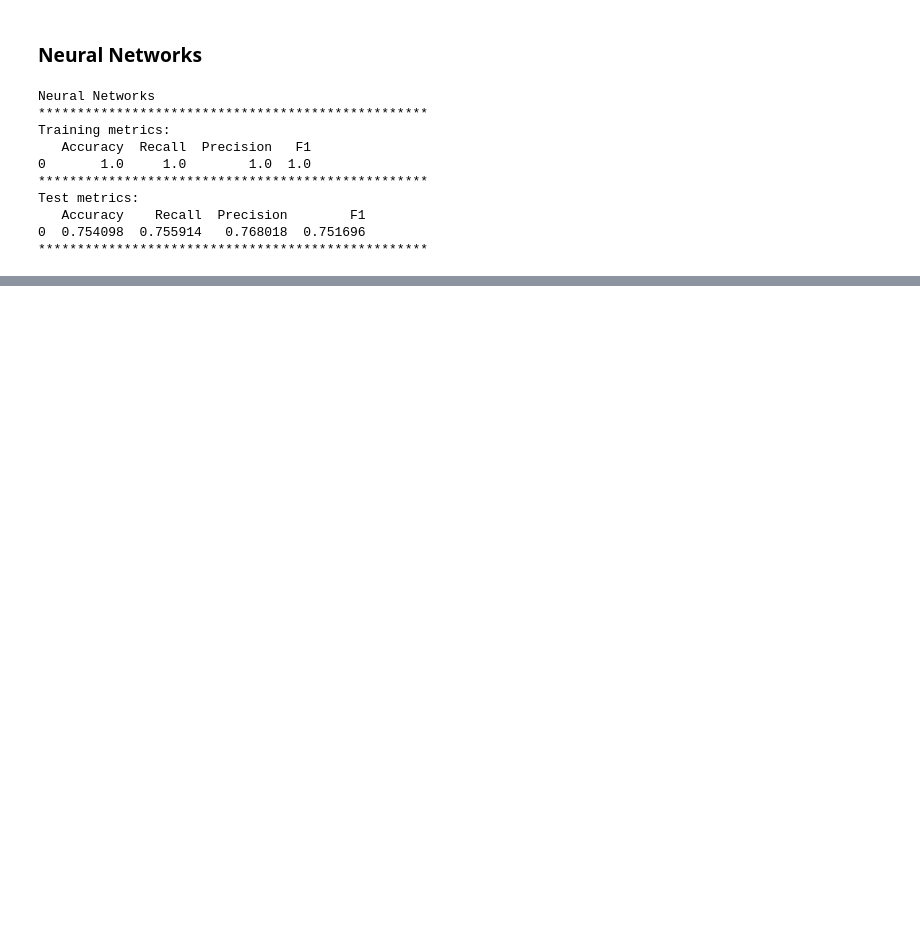
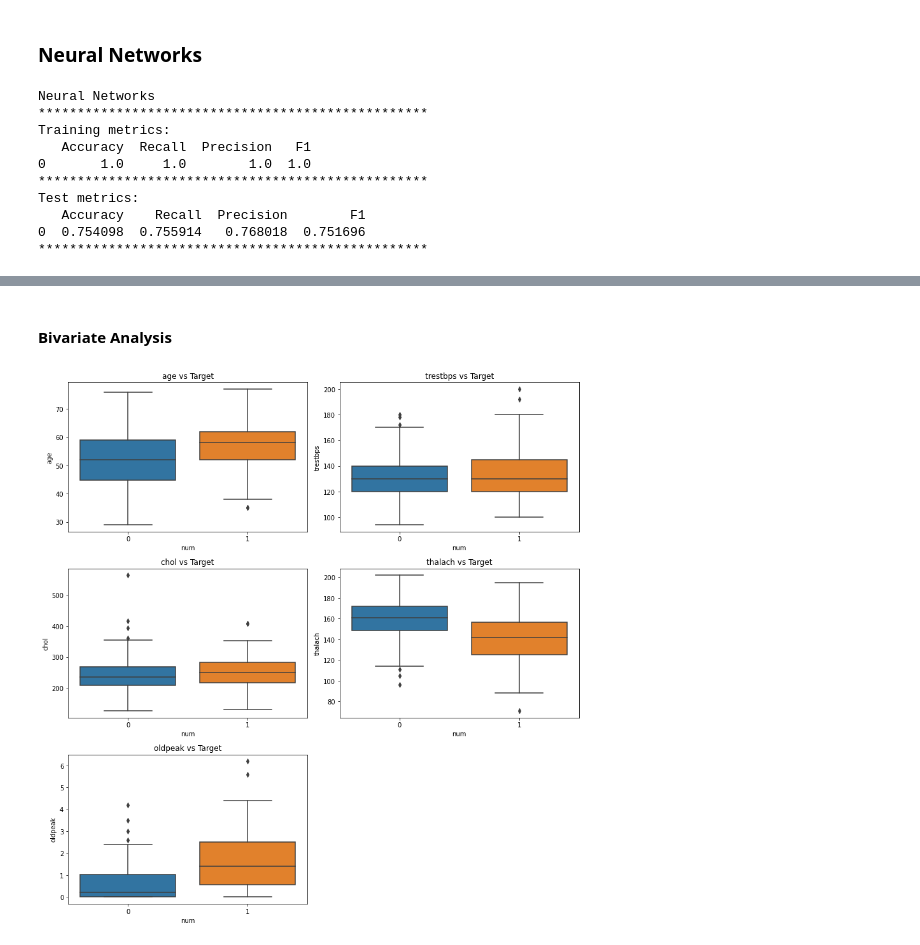
Before and after one commit to elnez/CREWES_proyect, a Jupyter notebook: EDA_HeartAttack.ipynb, the cells around one changed output, grey strips where cells are left out. Drawn from its saved outputs; the diff is of its cells as text; code cells hidden in the pictures; blank space fills up the shorter version.

```diff
--- a/EDA_HeartAttack.ipynb
+++ b/EDA_HeartAttack.ipynb
@@ -1256,0 +1350,16 @@ Create validation set
+# %% [markdown]
+#### Bivariate Analysis
+# %%
+ncols = 2
+nrows = np.ceil(len(features)).astype("int64")
+
+plt.figure(figsize = (12, 4 * nrows))
+
+for i, col in enumerate(features):
+    plt.subplot(nrows, ncols, i + 1)
+    sns.boxplot(data = data3, x = target, y = col)
+    plt.title(col + " vs Target")
+    plt.tight_layout()
+plt.show();
+# %% [output]
+[figure, added]
```
Also changed, not shown: parts of 57 cells of this notebook.
